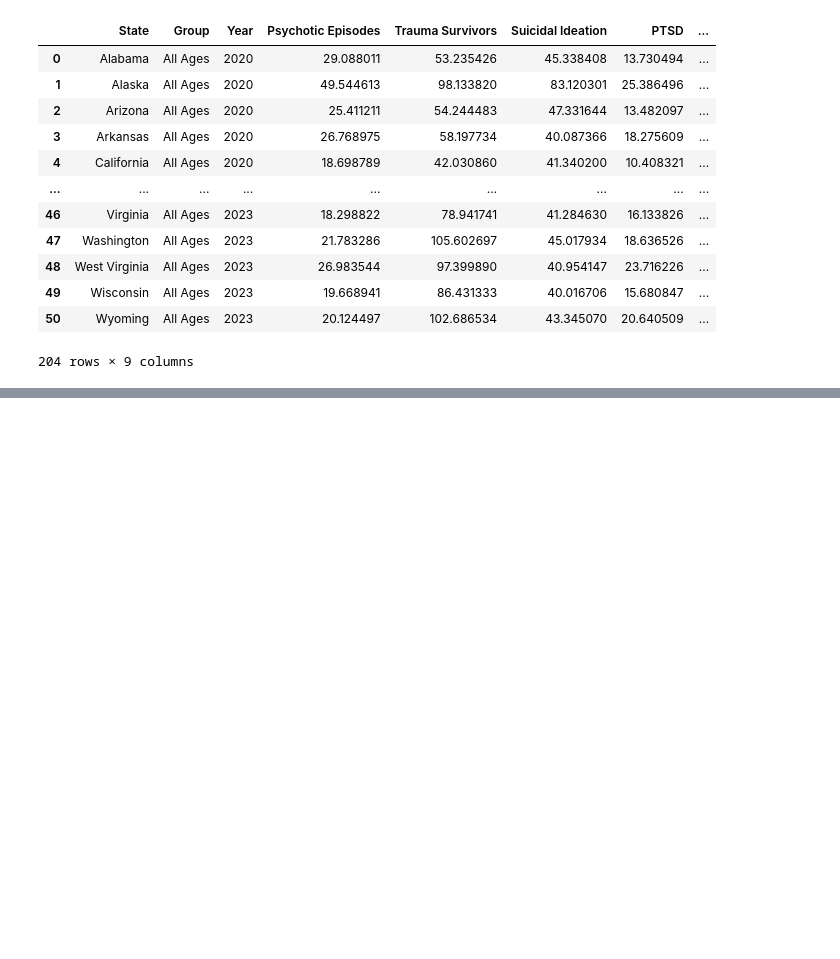
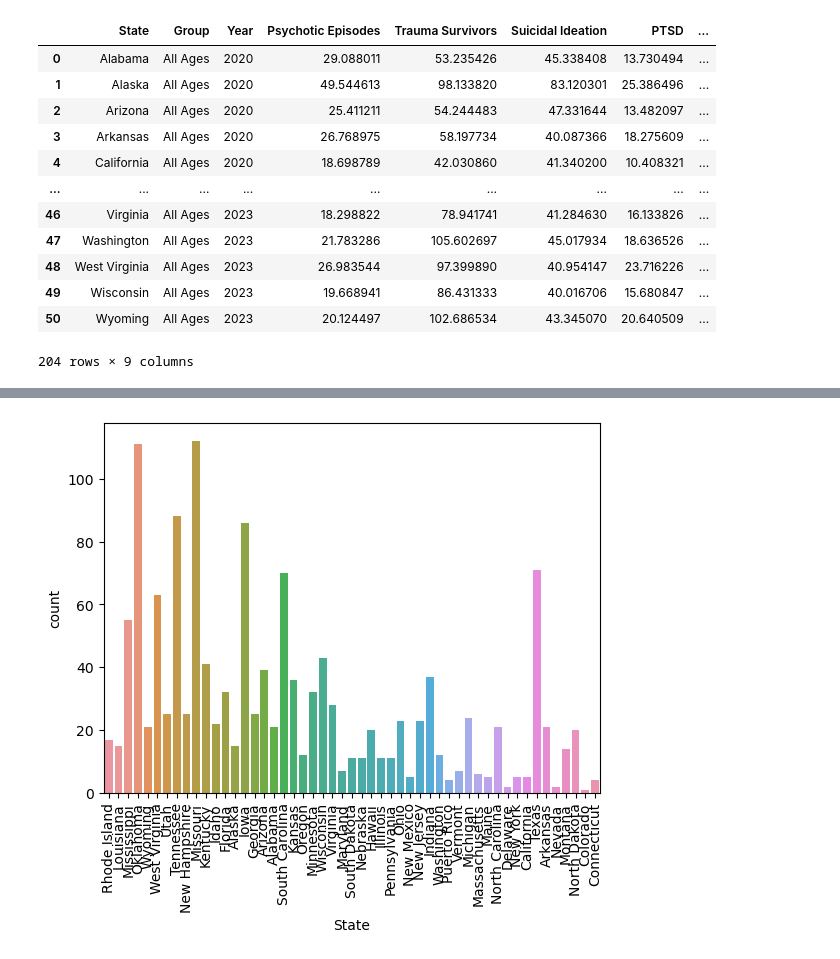
Before and after one commit to sofiatka/LGBTQ-Laws-and-MH, a Jupyter notebook: Draft_EDA.ipynb, the cells around one changed output, grey strips where cells are left out. Cells and saved outputs as stored; diff of their text form; code cells hidden in the pictures; blank space fills up the shorter version.

```diff
--- a/Draft_EDA.ipynb
+++ b/Draft_EDA.ipynb
@@ -248,0 +361,6 @@ combined_web[combined_web['State'] =='New England']
+# %%
+sns.countplot(x= anti_web_df['State'], data = anti_web_df)
+plt.xticks(rotation = 90)
+plt.show()
+# %% [output]
+[figure, added]
```
Also changed, not shown: parts of 17 cells of this notebook.
